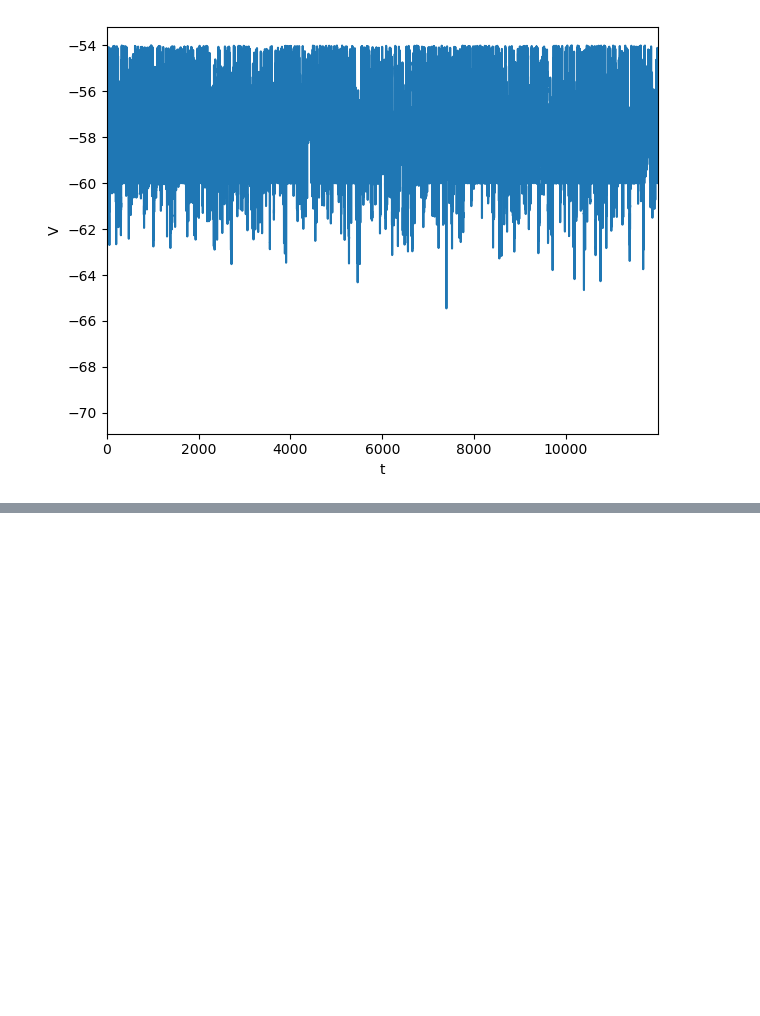
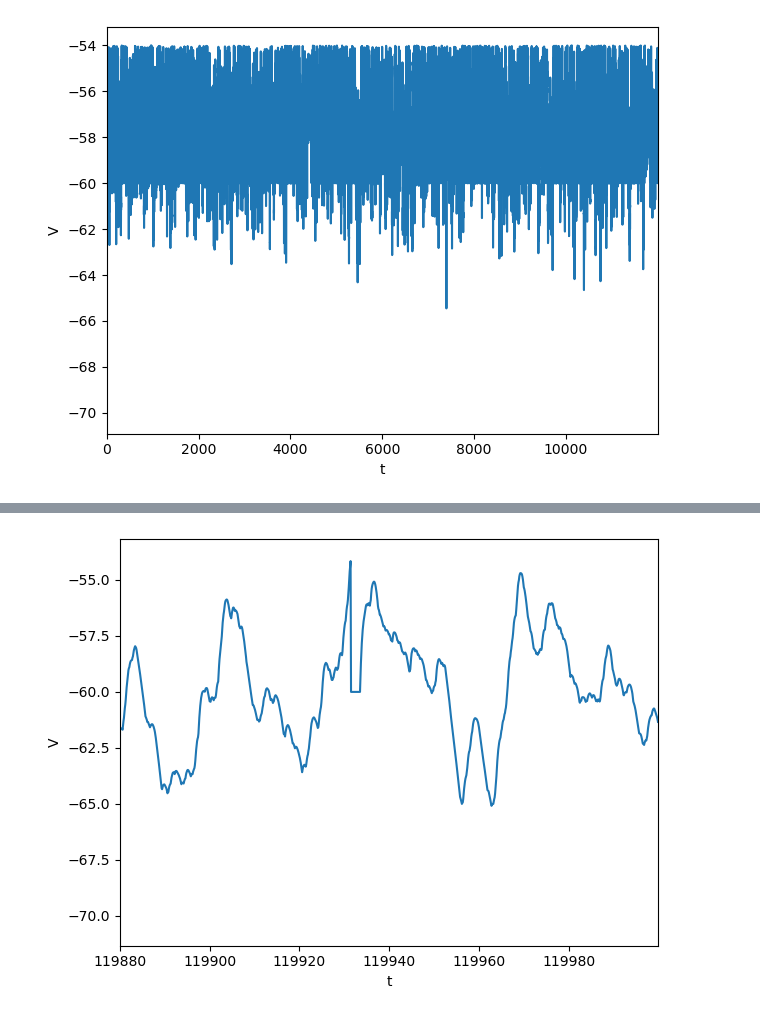
Before and after one commit to yuesha-yc/Conductance-Neurons, a Jupyter notebook: python_analysis/example_plot.ipynb, the cells around one changed output, grey strips where cells are left out. Cells and saved outputs as stored; diff of their text form; code cells hidden in the pictures; blank space fills up the shorter version.

```diff
--- a/python_analysis/example_plot.ipynb
+++ b/python_analysis/example_plot.ipynb
@@ -146,0 +153,4 @@ plot_tv(trials2, {"nu_x": 4}, t_key="t", v_key="V", x_show_ratio=1.0)
+# %%
+plot_tv(trials, {"nu_x": 4}, t_key="t", v_key="V", x_show_ratio=0.001)
+# %% [output]
+[figure, added]
```
Also changed, not shown: parts of 13 cells of this notebook, 7 other files.
